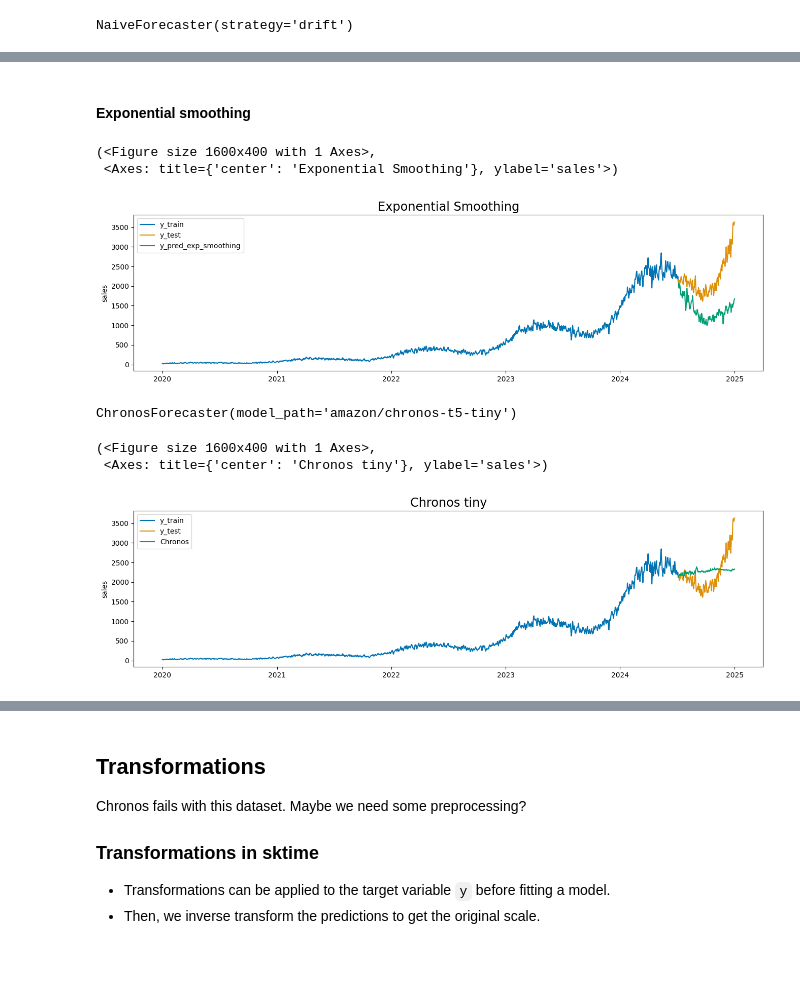
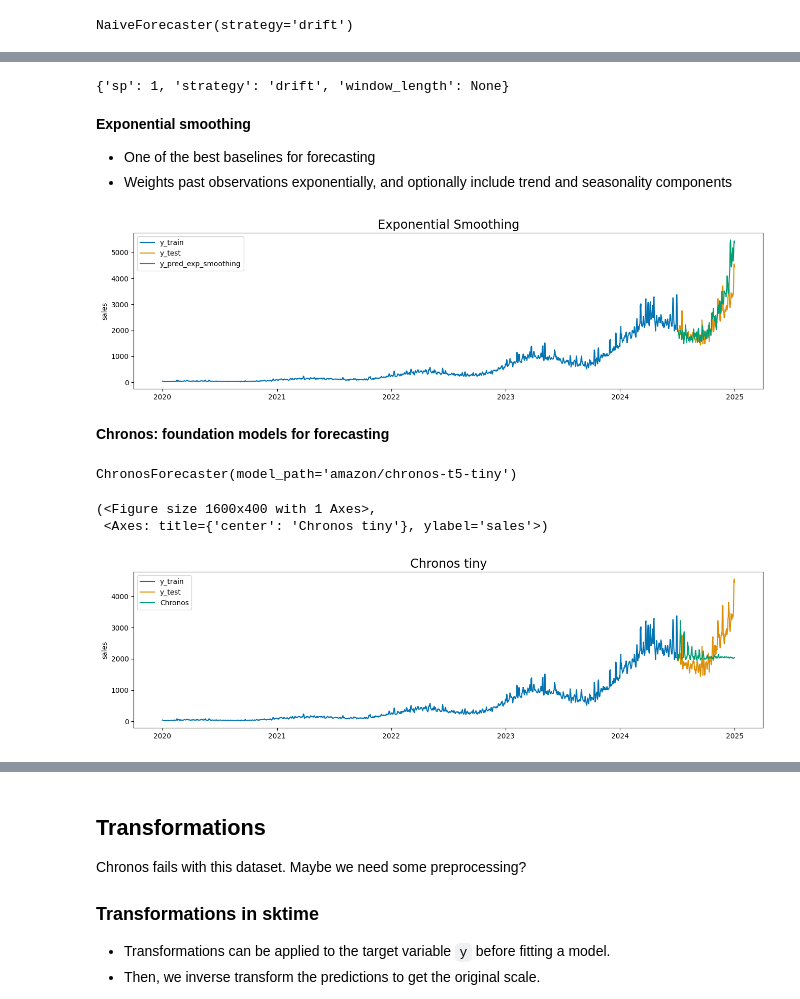
Before and after one commit to sktime/sktime-workshop-pycon-colombia-2025, a Jupyter notebook: notebooks/01_univariate.ipynb, the cells around one changed output, grey strips where cells are left out. Saved outputs shown, nothing was run; the diff lists cells and outputs as text; code cells hidden in the pictures; blank space fills up the shorter version.

```diff
--- a/notebooks/01_univariate.ipynb
+++ b/notebooks/01_univariate.ipynb
@@ -140,32 +165,39 @@ plot_series(y_train, y_test, y_pred, labels=["y_train", "y_test", "y_pred"], tit
+# %%
+model.get_params()
+# %% [output]
+{'sp': 1, 'strategy': 'drift', 'window_length': None}
 # %% [markdown]
-#### Exponential smoothing
+**Exponential smoothing**
+
+* One of the best baselines for forecasting
+* Weights past observations exponentially, and optionally include trend and seasonality components
 # %%
 from sktime.forecasting.exp_smoothing import ExponentialSmoothing
 
-model_exp_smoothing = ExponentialSmoothing(trend="add", seasonal="mul", sp=365)
+model_exp_smoothing = ExponentialSmoothing(trend="mul", seasonal="mul", sp=365, random_state=42)
 model_exp_smoothing.fit(y_train)
 y_pred_exp_smoothing = model_exp_smoothing.predict(fh=fh)
 # %%
 plot_series(y_train, y_test, y_pred_exp_smoothing, labels=["y_train", "y_test", "y_pred_exp_smoothing"], title="Exponential Smoothing", markers=[None]*3)
+plt.show()
 # %% [output]
-(<Figure size 1600x400 with 1 Axes>,
- <Axes: title={'center': 'Exponential Smoothing'}, ylabel='sales'>)
-[figure, old version]
+[figure, new version]
+# %% [markdown]
+**Chronos: foundation models for forecasting**
 # %%
 from sktime.forecasting.chronos import ChronosForecaster
 
-
-model = ChronosForecaster("amazon/chronos-t5-tiny")
-model.fit(y_train)
+chronos = ChronosForecaster("amazon/chronos-t5-tiny")
+chronos.fit(y_train)
 # %% [output]
 ChronosForecaster(model_path='amazon/chronos-t5-tiny')
 # %%
-y_pred_chronos = model.predict(fh=y_test.index)
+y_pred_chronos = chronos.predict(fh=y_test.index)
 plot_series(y_train, y_test, y_pred_chronos, labels=["y_train", "y_test",  "Chronos"], title="Chronos tiny", markers=[None]*3)
 # %% [output]
 (<Figure size 1600x400 with 1 Axes>,
  <Axes: title={'center': 'Chronos tiny'}, ylabel='sales'>)
-[figure, old version]
+[figure, new version]
 # %%
 from sktime.performance_metrics.forecasting import (
     MeanAbsoluteError,
```
Also changed, not shown: parts of 26 cells of this notebook, 1 other file.
